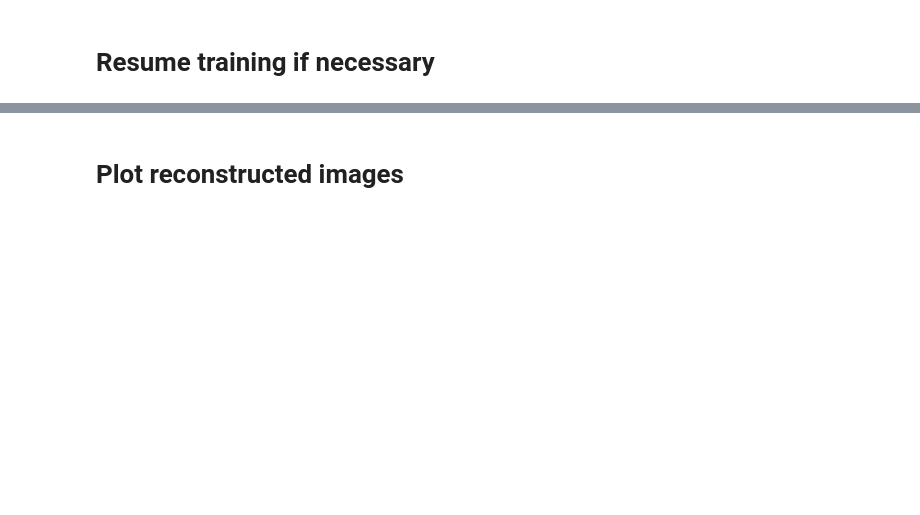
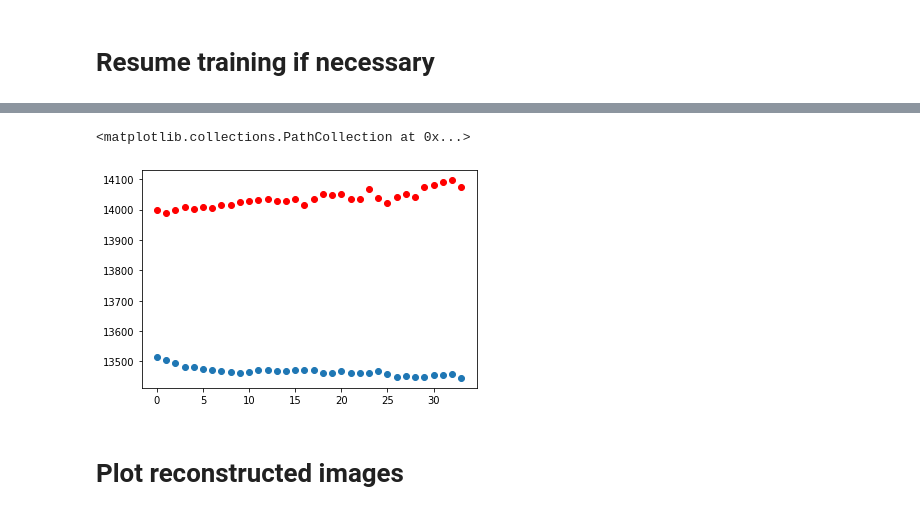
Before and after one commit to lamd91/VAE_DA, a Jupyter notebook: VAE_SinuousChannelsImages_TPUStrategy.ipynb, the cells around one changed output, grey strips where cells are left out. Drawn from its saved outputs; the diff is of its cells as text; code cells hidden in the pictures; blank space fills up the shorter version.

```diff
--- a/VAE_SinuousChannelsImages_TPUStrategy.ipynb
+++ b/VAE_SinuousChannelsImages_TPUStrategy.ipynb
@@ -665,3 +770,10 @@ new_vae.fit(train_generator, epochs=1000, verbose=1,
+# %%
+# Track loss evolution on the training/validation sets over epochs
+plt.scatter(range(len(new_vae.history.history['loss'])), new_vae.history.history['loss'])
+plt.scatter(range(len(new_vae.history.history['loss'])), new_vae.history.history['val_loss'], color='red')
+# %% [output]
+<matplotlib.collections.PathCollection at 0x...>
+[figure, added]
 # %% [markdown]
 # Plot reconstructed images
 # %%
```
Also changed, not shown: parts of 23 cells of this notebook.
